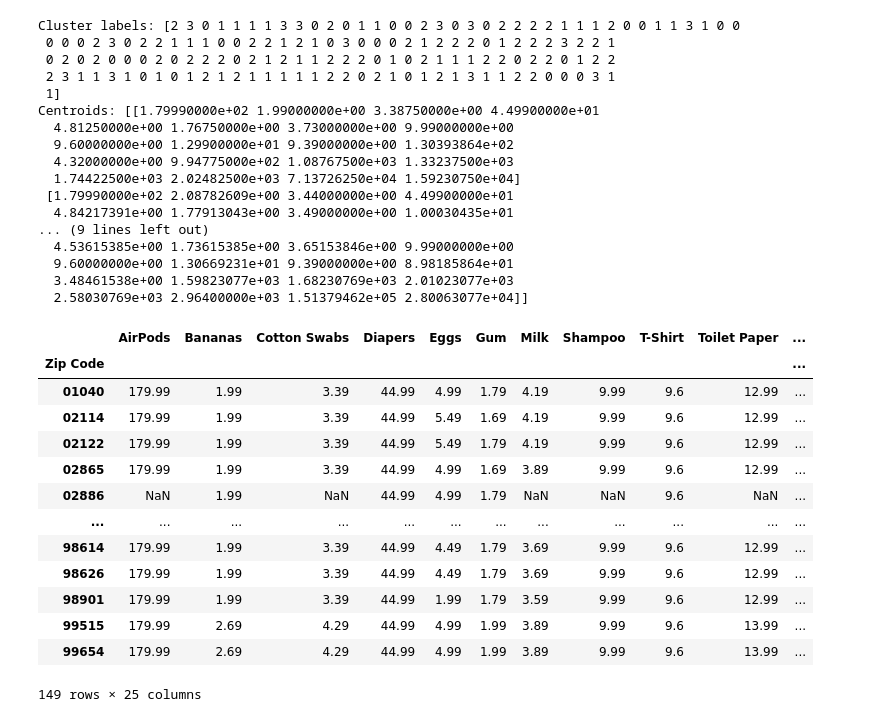
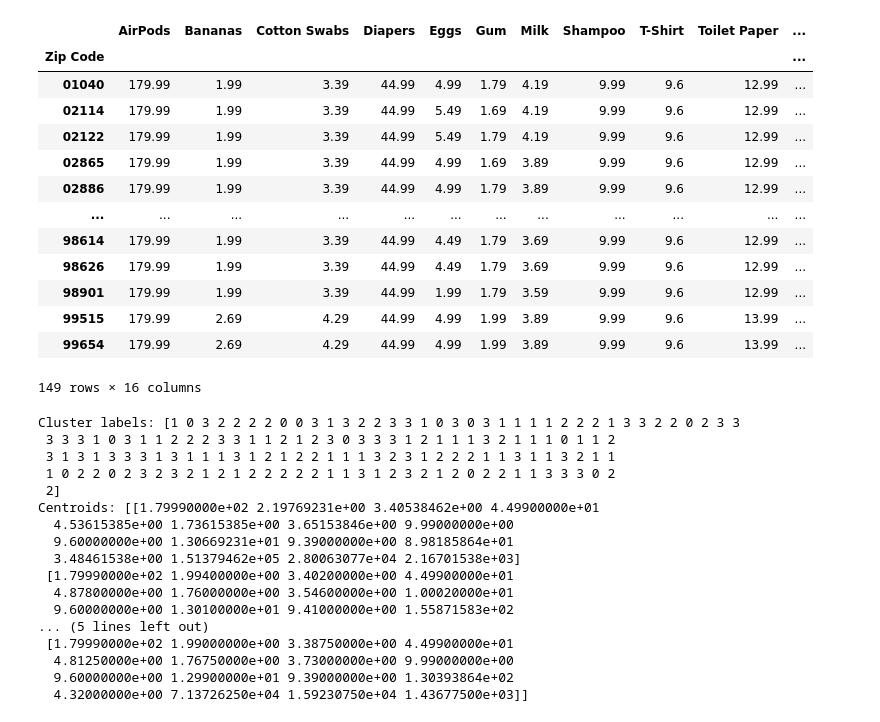
Before and after one commit to oliviapetronio/Data-400-Final-Project, a Jupyter notebook: Data Modeling.ipynb, the cells around one changed output. Cells and saved outputs as stored; diff of their text form; code cells hidden in the pictures.

Commit message:
Finally Remembered to Update Data Modeling
took me long enough :p

```diff
--- a/Data Modeling.ipynb
+++ b/Data Modeling.ipynb
@@ -27,63 +29,77 @@ data = data.set_index('Zip Code')
 # %%
 
 # I can't have any categorical variables for clustering, unfortunately.
-data_clustering_version = data.drop(["Location", "Area Type", "Division", "Region"], axis=1)
+data_clustering_version = data.copy()
+data_clustering_version = data_clustering_version.drop(["Location", "Area Type", "Division", "Region"], axis=1)
 data_clustering_version = data_clustering_version.fillna(method='ffill')
+
+# Averaging the rent to try and get more conclusive results.
+data_averaging_for_rent = data_clustering_version.drop(["AirPods", "Bananas", "Cotton Swabs", "Diapers", "Eggs", "Gum", "Milk", "Shampoo", "T-Shirt", "Toilet Paper", "Vegetable Oil", "Closest Distro Center", "Unemployment Rate", "Median Income", "Population"], axis=1)
+data_averaging_for_rent = data_averaging_for_rent.mean(axis=1)
+
+data_clustering_version["Rent"] = data_averaging_for_rent
+data_clustering_version = data_clustering_version.drop(["Studio", "1BR", "2BR", "3BR", "4BR"], axis=1)
+
+display(data_clustering_version)
+
+
 
 # Specify the number of clusters
 k = 4
 
 # Create k-means object and fit the data
 kmeans = KMeans(n_clusters=k)
 kmeans.fit(data_clustering_version)
 
 # Get cluster labels and centroids
 labels = kmeans.labels_
 centroids = kmeans.cluster_centers_
 
 # Print results
 print("Cluster labels:", labels)
 print("Centroids:", centroids)
 
-data_clustering_results = data
+data_clustering_results = data.copy()
 
 data_clustering_results["Cluster"] = labels
+
+data_clustering_results = data_clustering_results.sort_values(["Cluster", "Zip Code"])
 
 
 # When importing the data as a CSV, make sure to turn the zip code back into an index so it doesn't get in the way.
 # Uncomment the line below if you'd prefer to export to a csv instead of working in this file.
 # data_clustering_results.to_csv("clustered_data.csv")
 
 display(data_clustering_results)
 # %% [output]
+|  | AirPods | Bananas | Cotton Swabs | Diapers | Eggs | Gum | Milk | Shampoo | T-Shirt | Toilet Paper | ... |
+| Zip Code |  |  |  |  |  |  |  |  |  |  | ... |
+| 01040 | 179.99 | 1.99 | 3.39 | 44.99 | 4.99 | 1.79 | 4.19 | 9.99 | 9.6 | 12.99 | ... |
+| 02114 | 179.99 | 1.99 | 3.39 | 44.99 | 5.49 | 1.69 | 4.19 | 9.99 | 9.6 | 12.99 | ... |
+| 02122 | 179.99 | 1.99 | 3.39 | 44.99 | 5.49 | 1.79 | 4.19 | 9.99 | 9.6 | 12.99 | ... |
+| 02865 | 179.99 | 1.99 | 3.39 | 44.99 | 4.99 | 1.69 | 3.89 | 9.99 | 9.6 | 12.99 | ... |
+| 02886 | 179.99 | 1.99 | 3.39 | 44.99 | 4.99 | 1.79 | 3.89 | 9.99 | 9.6 | 12.99 | ... |
+| ... | ... | ... | ... | ... | ... | ... | ... | ... | ... | ... | ... |
+| 98614 | 179.99 | 1.99 | 3.39 | 44.99 | 4.49 | 1.79 | 3.69 | 9.99 | 9.6 | 12.99 | ... |
+| 98626 | 179.99 | 1.99 | 3.39 | 44.99 | 4.49 | 1.79 | 3.69 | 9.99 | 9.6 | 12.99 | ... |
+| 98901 | 179.99 | 1.99 | 3.39 | 44.99 | 1.99 | 1.79 | 3.59 | 9.99 | 9.6 | 12.99 | ... |
+| 99515 | 179.99 | 2.69 | 4.29 | 44.99 | 4.99 | 1.99 | 3.89 | 9.99 | 9.6 | 13.99 | ... |
+| 99654 | 179.99 | 2.69 | 4.29 | 44.99 | 4.99 | 1.99 | 3.89 | 9.99 | 9.6 | 13.99 | ... |
-Cluster labels: [2 3 0 1 1 1 1 3 3 0 2 0 1 1 0 0 2 3 0 3 0 2 2 2 2 1 1 1 2 0 0 1 1 3 1 0 0
- 0 0 0 2 3 0 2 2 1 1 1 0 0 2 2 1 2 1 0 3 0 0 0 2 1 2 2 2 0 1 2 2 2 3 2 2 1
- 0 2 0 2 0 0 0 2 0 2 2 2 0 2 1 2 1 1 2 2 2 0 1 0 2 1 1 1 2 2 0 2 2 0 1 2 2
- 2 3 1 1 3 1 0 1 0 1 2 1 2 1 1 1 1 1 2 2 0 2 1 0 1 2 1 3 1 1 2 2 0 0 0 3 1
- 1]
-Centroids: [[1.79990000e+02 1.99000000e+00 3.38750000e+00 4.49900000e+01
-  4.81250000e+00 1.76750000e+00 3.73000000e+00 9.99000000e+00
-  9.60000000e+00 1.29900000e+01 9.39000000e+00 1.30393864e+02
-  4.32000000e+00 9.94775000e+02 1.08767500e+03 1.33237500e+03
-  1.74422500e+03 2.02482500e+03 7.13726250e+04 1.59230750e+04]
- [1.79990000e+02 2.08782609e+00 3.44000000e+00 4.49900000e+01
-  4.84217391e+00 1.77913043e+00 3.49000000e+00 1.00030435e+01
-... (9 lines left out)
-  4.53615385e+00 1.73615385e+00 3.65153846e+00 9.99000000e+00
-  9.60000000e+00 1.30669231e+01 9.39000000e+00 8.98185864e+01
-  3.48461538e+00 1.59823077e+03 1.68230769e+03 2.01023077e+03
-  2.58030769e+03 2.96400000e+03 1.51379462e+05 2.80063077e+04]]
+149 rows × 16 columns
-|  | AirPods | Bananas | Cotton Swabs | Diapers | Eggs | Gum | Milk | Shampoo | T-Shirt | Toilet Paper | ... |
-| Zip Code |  |  |  |  |  |  |  |  |  |  | ... |
-| 01040 | 179.99 | 1.99 | 3.39 | 44.99 | 4.99 | 1.79 | 4.19 | 9.99 | 9.6 | 12.99 | ... |
-| 02114 | 179.99 | 1.99 | 3.39 | 44.99 | 5.49 | 1.69 | 4.19 | 9.99 | 9.6 | 12.99 | ... |
-| 02122 | 179.99 | 1.99 | 3.39 | 44.99 | 5.49 | 1.79 | 4.19 | 9.99 | 9.6 | 12.99 | ... |
-| 02865 | 179.99 | 1.99 | 3.39 | 44.99 | 4.99 | 1.69 | 3.89 | 9.99 | 9.6 | 12.99 | ... |
-| 02886 | NaN | 1.99 | NaN | 44.99 | 4.99 | 1.79 | NaN | NaN | 9.6 | NaN | ... |
-| ... | ... | ... | ... | ... | ... | ... | ... | ... | ... | ... | ... |
-| 98614 | 179.99 | 1.99 | 3.39 | 44.99 | 4.49 | 1.79 | 3.69 | 9.99 | 9.6 | 12.99 | ... |
-| 98626 | 179.99 | 1.99 | 3.39 | 44.99 | 4.49 | 1.79 | 3.69 | 9.99 | 9.6 | 12.99 | ... |
-| 98901 | 179.99 | 1.99 | 3.39 | 44.99 | 1.99 | 1.79 | 3.59 | 9.99 | 9.6 | 12.99 | ... |
-| 99515 | 179.99 | 2.69 | 4.29 | 44.99 | 4.99 | 1.99 | 3.89 | 9.99 | 9.6 | 13.99 | ... |
-| 99654 | 179.99 | 2.69 | 4.29 | 44.99 | 4.99 | 1.99 | 3.89 | 9.99 | 9.6 | 13.99 | ... |
-149 rows × 25 columns
+Cluster labels: [1 0 3 2 2 2 2 0 0 3 1 3 2 2 3 3 1 0 3 0 3 1 1 1 1 2 2 2 1 3 3 2 2 0 2 3 3
+ 3 3 3 1 0 3 1 1 2 2 2 3 3 1 1 2 1 2 3 0 3 3 3 1 2 1 1 1 3 2 1 1 1 0 1 1 2
+ 3 1 3 1 3 3 3 1 3 1 1 1 3 1 2 1 2 2 1 1 1 3 2 3 1 2 2 2 1 1 3 1 1 3 2 1 1
+ 1 0 2 2 0 2 3 2 3 2 1 2 1 2 2 2 2 2 1 1 3 1 2 3 2 1 2 0 2 2 1 1 3 3 3 0 2
+ 2]
+Centroids: [[1.79990000e+02 2.19769231e+00 3.40538462e+00 4.49900000e+01
+  4.53615385e+00 1.73615385e+00 3.65153846e+00 9.99000000e+00
+  9.60000000e+00 1.30669231e+01 9.39000000e+00 8.98185864e+01
+  3.48461538e+00 1.51379462e+05 2.80063077e+04 2.16701538e+03]
+ [1.79990000e+02 1.99400000e+00 3.40200000e+00 4.49900000e+01
+  4.87800000e+00 1.76000000e+00 3.54600000e+00 1.00020000e+01
+  9.60000000e+00 1.30100000e+01 9.41000000e+00 1.55871583e+02
+... (5 lines left out)
+ [1.79990000e+02 1.99000000e+00 3.38750000e+00 4.49900000e+01
+  4.81250000e+00 1.76750000e+00 3.73000000e+00 9.99000000e+00
+  9.60000000e+00 1.29900000e+01 9.39000000e+00 1.30393864e+02
+  4.32000000e+00 7.13726250e+04 1.59230750e+04 1.43677500e+03]]
```
Also changed, not shown: parts of 5 cells of this notebook.
